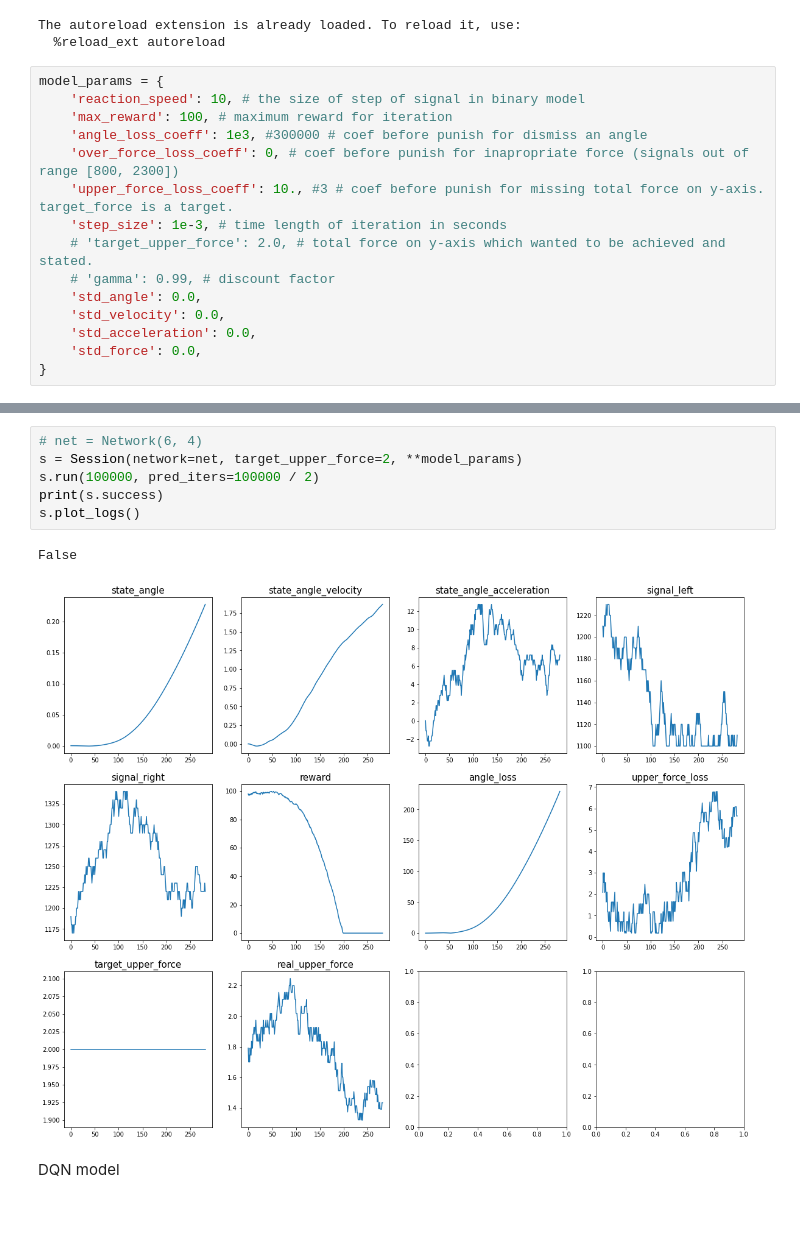
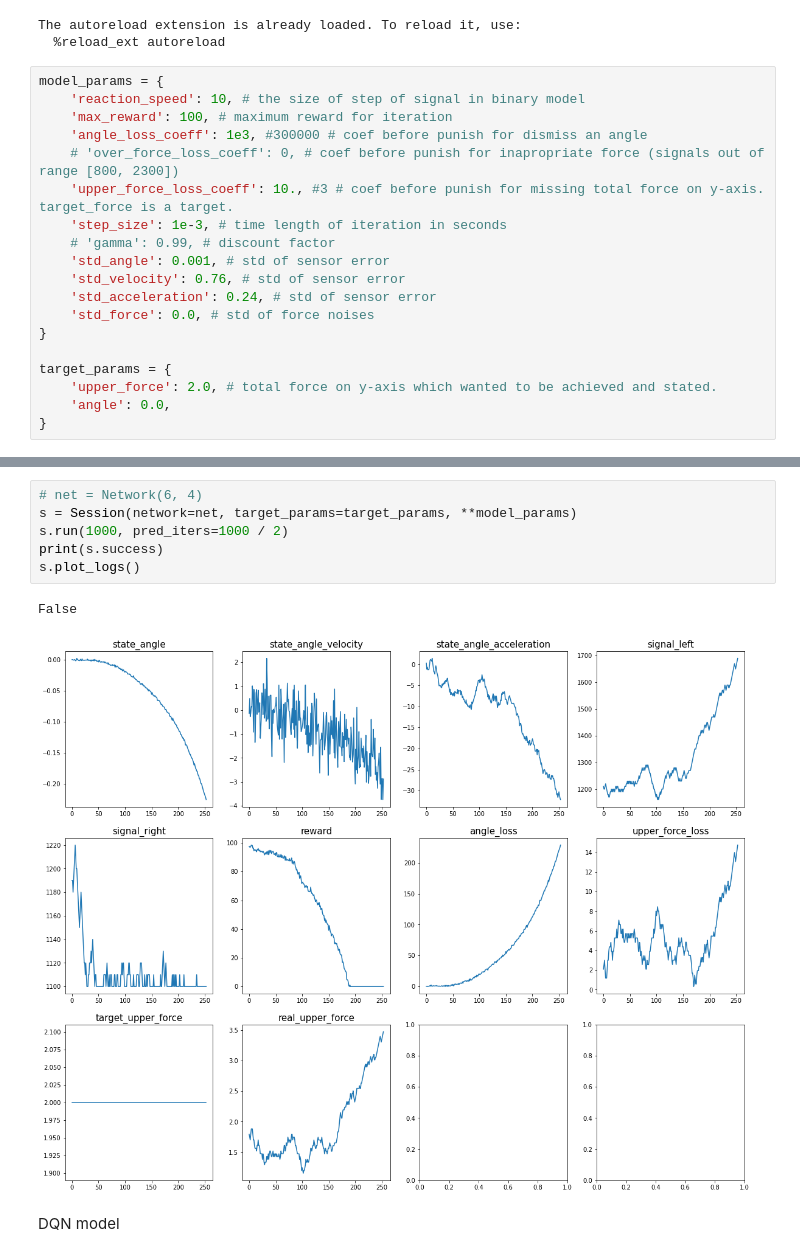
Before and after one commit to limon8884/copter, a Jupyter notebook: test_note.ipynb, the cells around one changed output, grey strips where cells are left out. Drawn from its saved outputs; the diff is of its cells as text; blank space fills up the shorter version.

Commit message:
added target params

```diff
--- a/test_note.ipynb
+++ b/test_note.ipynb
@@ -9,16 +9,20 @@ model_params = {
     'reaction_speed': 10, # the size of step of signal in binary model
     'max_reward': 100, # maximum reward for iteration
     'angle_loss_coeff': 1e3, #300000 # coef before punish for dismiss an angle
-    'over_force_loss_coeff': 0, # coef before punish for inapropriate force (signals out of range [800, 2300])
+    # 'over_force_loss_coeff': 0, # coef before punish for inapropriate force (signals out of range [800, 2300])
     'upper_force_loss_coeff': 10., #3 # coef before punish for missing total force on y-axis. target_force is a target.
     'step_size': 1e-3, # time length of iteration in seconds
-    # 'target_upper_force': 2.0, # total force on y-axis which wanted to be achieved and stated.
     # 'gamma': 0.99, # discount factor
-    'std_angle': 0.0,
-    'std_velocity': 0.0,
-    'std_acceleration': 0.0,
-    'std_force': 0.0,
+    'std_angle': 0.001, # std of sensor error
+    'std_velocity': 0.76, # std of sensor error
+    'std_acceleration': 0.24, # std of sensor error
+    'std_force': 0.0, # std of force noises
 }
+
+target_params = {
+    'upper_force': 2.0, # total force on y-axis which wanted to be achieved and stated.
+    'angle': 0.0,
+}
 # %%
 
 import matplotlib.pyplot as plt
@@ -33,13 +37,13 @@ session.step(1)
 False
 # %%
 # net = Network(6, 4)
-s = Session(network=net, target_upper_force=2, **model_params)
-s.run(100000, pred_iters=100000 / 2)
+s = Session(network=net, target_params=target_params, **model_params)
+s.run(1000, pred_iters=1000 / 2)
 print(s.success)
 s.plot_logs()
 # %% [output]
 False
-[figure, old version]
+[figure, new version]
 # %% [markdown]
 DQN model
 # %%
```
Also changed, not shown: parts of 3 cells of this notebook, 10 other files.
